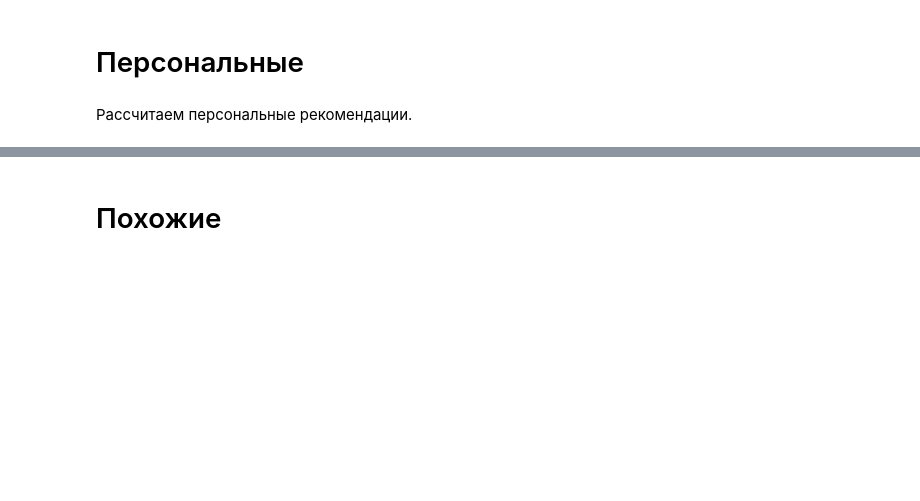
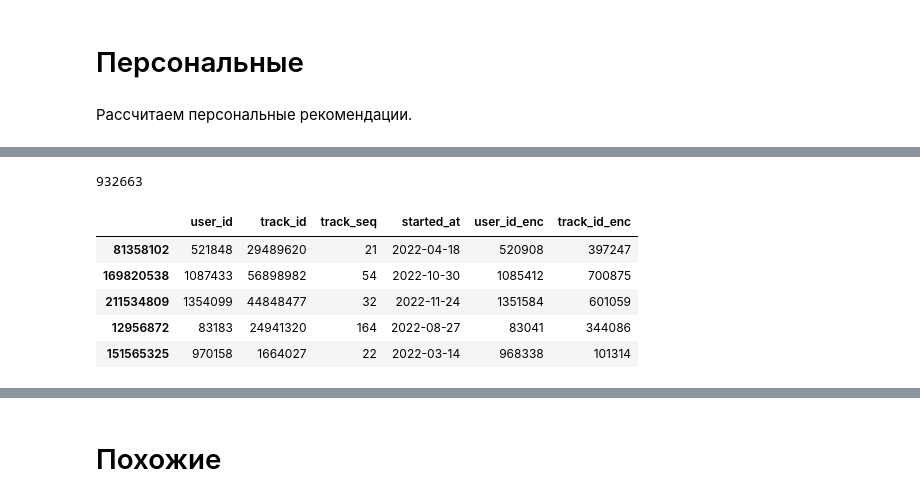
Before and after one commit to NikoMelnikov/mle-recsys-project, a Jupyter notebook: recommendations.ipynb, the cells around one changed output, grey strips where cells are left out. Cells and saved outputs as stored; diff of their text form; code cells hidden in the pictures; blank space fills up the shorter version.

```diff
--- a/recommendations.ipynb
+++ b/recommendations.ipynb
@@ -915,0 +1025,4 @@ del events
+# %%
+# категоризируем started_at и упорядочим для возможности сравнения с временными метками.
+events = events.reset_index(drop=True)
+events['started_at'] = events['started_at'].astype('category').cat.as_ordered()
@@ -919,0 +1045,6 @@ del events
+# %%
+# зададим точку разбиения
+train_test_global_time_split = (events['started_at'] < pd.to_datetime('2022-12-16'))
+
+events_train = events[train_test_global_time_split]
+events_test = events[~train_test_global_time_split]
@@ -927,0 +1334,15 @@ del events
+# %%
+# проверим макимальное значение для events_train['track_id_enc']
+events_train['track_id_enc'].max()
+# %% [output]
+932663
+# %%
+# визуальная проверка
+events_train.sample(5)
+# %% [output]
+|  | user_id | track_id | track_seq | started_at | user_id_enc | track_id_enc |
+| 81358102 | 521848 | 29489620 | 21 | 2022-04-18 | 520908 | 397247 |
+| 169820538 | 1087433 | 56898982 | 54 | 2022-10-30 | 1085412 | 700875 |
+| 211534809 | 1354099 | 44848477 | 32 | 2022-11-24 | 1351584 | 601059 |
+| 12956872 | 83183 | 24941320 | 164 | 2022-08-27 | 83041 | 344086 |
+| 151565325 | 970158 | 1664027 | 22 | 2022-03-14 | 968338 | 101314 |
```
Also changed, not shown: parts of 109 cells of this notebook.
